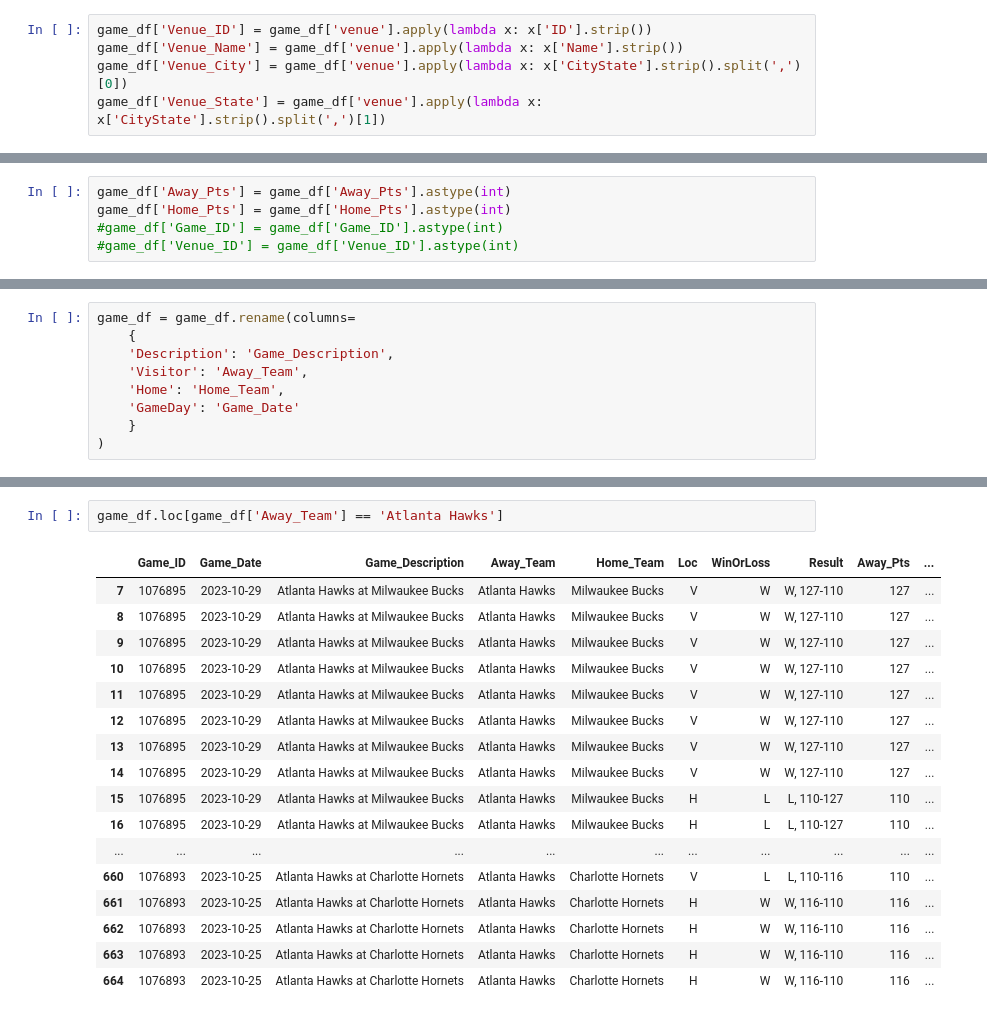
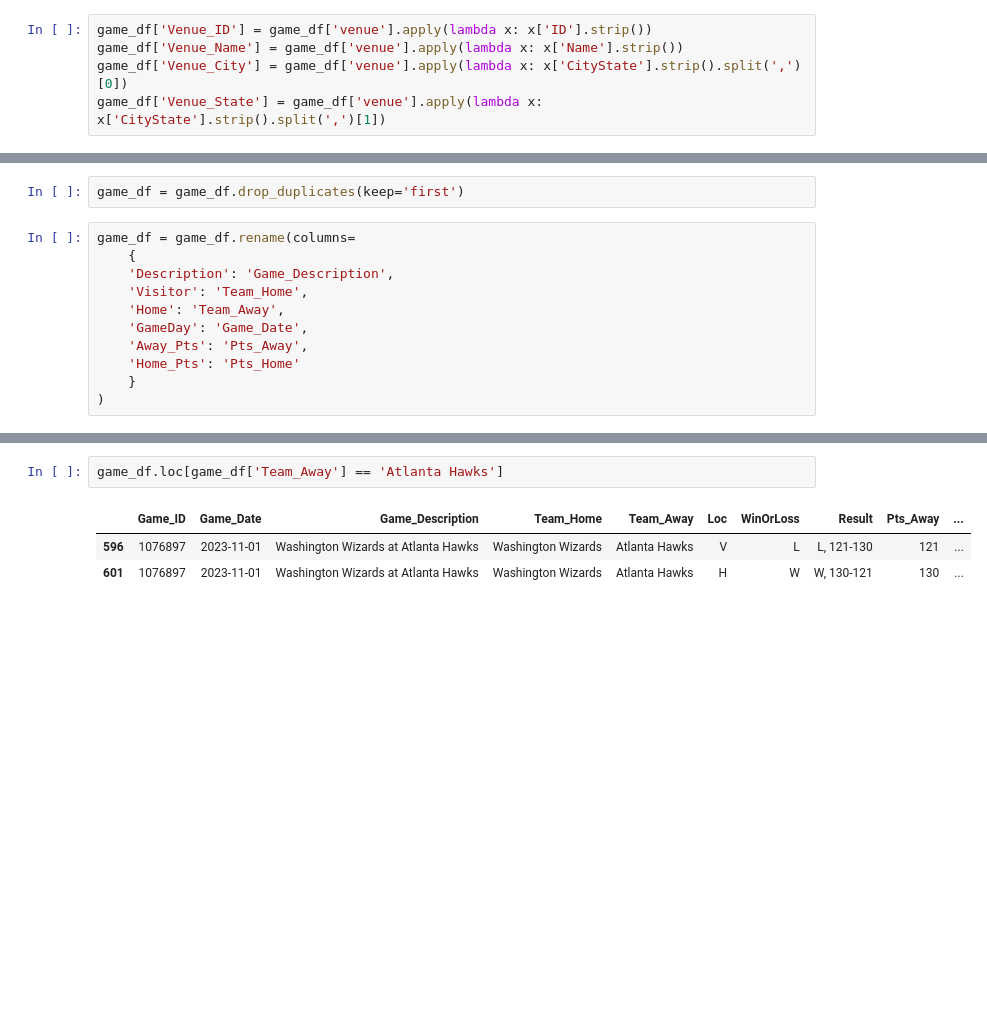
Before and after one commit to rtamashiro88/NBA-Dashboard, a Jupyter notebook: Data/API-Performance.ipynb, the cells around one changed output, grey strips where cells are left out. Cells and saved outputs as stored; diff of their text form; blank space fills up the shorter version.

```diff
--- a/Data/API-Performance.ipynb
+++ b/Data/API-Performance.ipynb
@@ -271,8 +282,16 @@ game_df.drop(columns='venue',inplace=True)
-# %%
-game_df['Away_Pts'] = game_df['Away_Pts'].astype(int)
-game_df['Home_Pts'] = game_df['Home_Pts'].astype(int)
-#game_df['Game_ID'] = game_df['Game_ID'].astype(int)
-#game_df['Venue_ID'] = game_df['Venue_ID'].astype(int)
+# %%
+game_df = game_df.drop_duplicates(keep='first')
+# %%
+game_df = game_df.rename(columns=
+    {
+    'Description': 'Game_Description',
+    'Visitor': 'Team_Home',
+    'Home': 'Team_Away',
+    'GameDay': 'Game_Date',
+    'Away_Pts': 'Pts_Away',
+    'Home_Pts': 'Pts_Home'
+    }
+)
 # %%
 game_df
 # %% [output]
@@ -292,9 +310,0 @@ game_df
-# %%
-game_df = game_df.rename(columns=
-    {
-    'Description': 'Game_Description',
-    'Visitor': 'Away_Team',
-    'Home': 'Home_Team',
-    'GameDay': 'Game_Date'
-    }
-)
@@ -347,20 +311,6 @@ game_df.groupby(['WinOrLoss', 'Away_Team']).describe()
 # %%
-game_df.loc[game_df['Away_Team'] == 'Atlanta Hawks']
+game_df.loc[game_df['Team_Away'] == 'Atlanta Hawks']
 # %% [output]
-|  | Game_ID | Game_Date | Game_Description | Away_Team | Home_Team | Loc | WinOrLoss | Result | Away_Pts | ... |
-| 7 | 1076895 | 2023-10-29 | Atlanta Hawks at Milwaukee Bucks | Atlanta Hawks | Milwaukee Bucks | V | W | W, 127-110 | 127 | ... |
-| 8 | 1076895 | 2023-10-29 | Atlanta Hawks at Milwaukee Bucks | Atlanta Hawks | Milwaukee Bucks | V | W | W, 127-110 | 127 | ... |
-| 9 | 1076895 | 2023-10-29 | Atlanta Hawks at Milwaukee Bucks | Atlanta Hawks | Milwaukee Bucks | V | W | W, 127-110 | 127 | ... |
-| 10 | 1076895 | 2023-10-29 | Atlanta Hawks at Milwaukee Bucks | Atlanta Hawks | Milwaukee Bucks | V | W | W, 127-110 | 127 | ... |
-| 11 | 1076895 | 2023-10-29 | Atlanta Hawks at Milwaukee Bucks | Atlanta Hawks | Milwaukee Bucks | V | W | W, 127-110 | 127 | ... |
-| 12 | 1076895 | 2023-10-29 | Atlanta Hawks at Milwaukee Bucks | Atlanta Hawks | Milwaukee Bucks | V | W | W, 127-110 | 127 | ... |
-| 13 | 1076895 | 2023-10-29 | Atlanta Hawks at Milwaukee Bucks | Atlanta Hawks | Milwaukee Bucks | V | W | W, 127-110 | 127 | ... |
-| 14 | 1076895 | 2023-10-29 | Atlanta Hawks at Milwaukee Bucks | Atlanta Hawks | Milwaukee Bucks | V | W | W, 127-110 | 127 | ... |
-| 15 | 1076895 | 2023-10-29 | Atlanta Hawks at Milwaukee Bucks | Atlanta Hawks | Milwaukee Bucks | H | L | L, 110-127 | 110 | ... |
-| 16 | 1076895 | 2023-10-29 | Atlanta Hawks at Milwaukee Bucks | Atlanta Hawks | Milwaukee Bucks | H | L | L, 110-127 | 110 | ... |
-| ... | ... | ... | ... | ... | ... | ... | ... | ... | ... | ... |
-| 660 | 1076893 | 2023-10-25 | Atlanta Hawks at Charlotte Hornets | Atlanta Hawks | Charlotte Hornets | V | L | L, 110-116 | 110 | ... |
-| 661 | 1076893 | 2023-10-25 | Atlanta Hawks at Charlotte Hornets | Atlanta Hawks | Charlotte Hornets | H | W | W, 116-110 | 116 | ... |
-| 662 | 1076893 | 2023-10-25 | Atlanta Hawks at Charlotte Hornets | Atlanta Hawks | Charlotte Hornets | H | W | W, 116-110 | 116 | ... |
-| 663 | 1076893 | 2023-10-25 | Atlanta Hawks at Charlotte Hornets | Atlanta Hawks | Charlotte Hornets | H | W | W, 116-110 | 116 | ... |
-| 664 | 1076893 | 2023-10-25 | Atlanta Hawks at Charlotte Hornets | Atlanta Hawks | Charlotte Hornets | H | W | W, 116-110 | 116 | ... |
+|  | Game_ID | Game_Date | Game_Description | Team_Home | Team_Away | Loc | WinOrLoss | Result | Pts_Away | ... |
+| 596 | 1076897 | 2023-11-01 | Washington Wizards at Atlanta Hawks | Washington Wizards | Atlanta Hawks | V | L | L, 121-130 | 121 | ... |
+| 601 | 1076897 | 2023-11-01 | Washington Wizards at Atlanta Hawks | Washington Wizards | Atlanta Hawks | H | W | W, 130-121 | 130 | ... |
```
Also changed, not shown: parts of 38 cells of this notebook.
